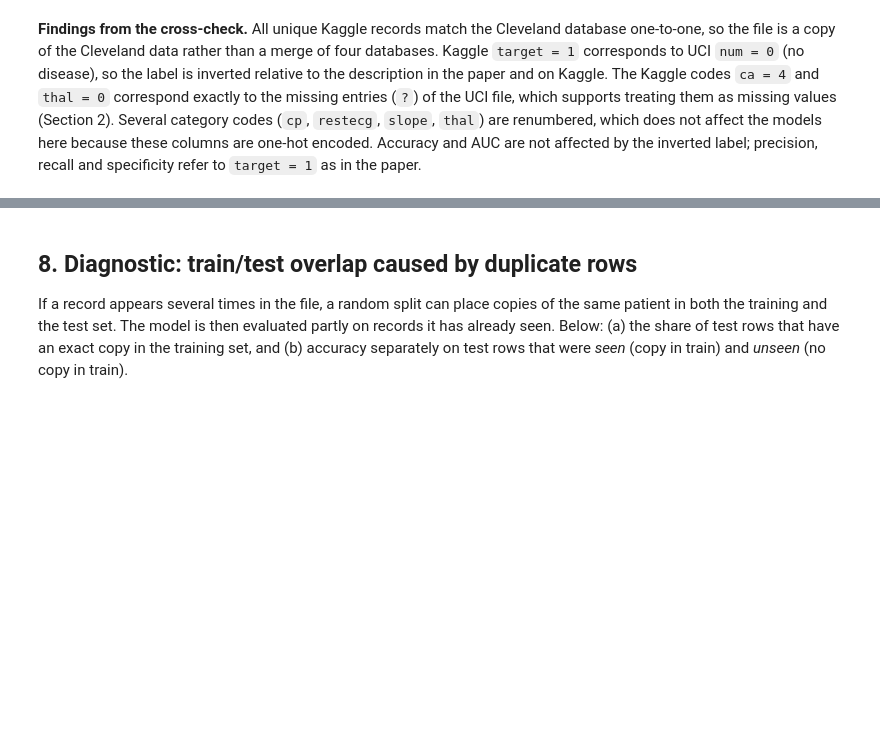
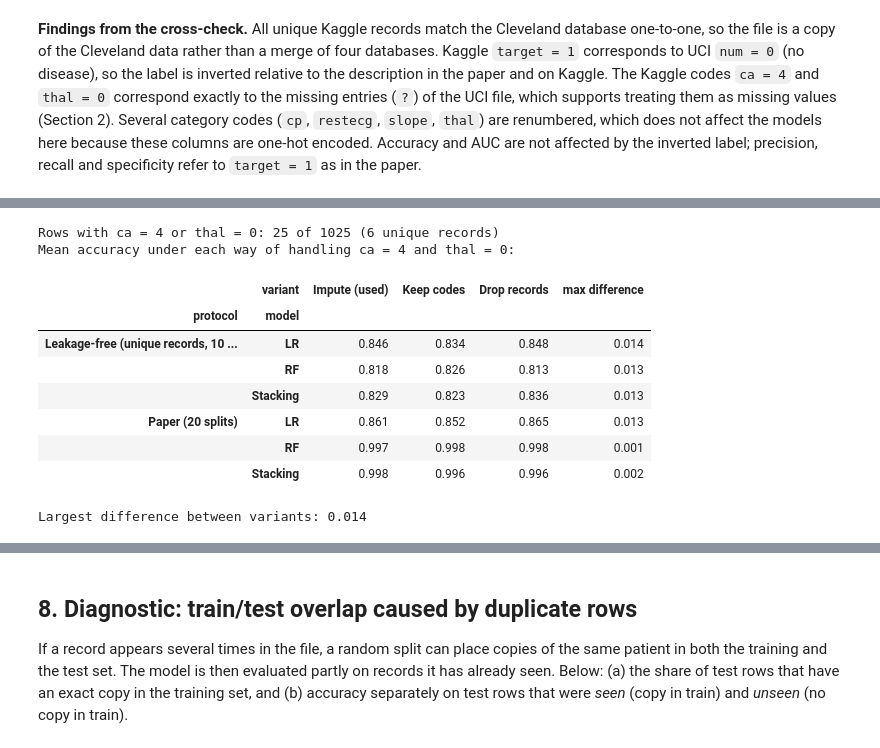
Before and after one commit to vngak-ai/sit307-11.1HD-heart-stacking, a Jupyter notebook: notebooks/part1_reproduction.ipynb, the cells around one changed output, grey strips where cells are left out. Cells and saved outputs as stored; diff of their text form; code cells hidden in the pictures; blank space fills up the shorter version.

```diff
--- a/notebooks/part1_reproduction.ipynb
+++ b/notebooks/part1_reproduction.ipynb
@@ -417,0 +573,72 @@ thal: Kaggle code (rows) vs UCI code (columns)
+# %%
+
+from sklearn.compose import ColumnTransformer
+from sklearn.preprocessing import OneHotEncoder, MinMaxScaler
+from sklearn.model_selection import RepeatedStratifiedKFold
+from heart_utils import NOMINAL, NUMERIC, BINARY, make_stacking
+
+def make_preprocessor_keep_codes(seed=0):
+    return ColumnTransformer([("nominal", OneHotEncoder(handle_unknown="ignore", sparse_output=False), NOMINAL),
+                              ("numeric", MinMaxScaler(), NUMERIC), ("binary", "passthrough", BINARY)],
+                             verbose_feature_names_out=False)
+
+def pipes_for(prep_factory, seed, names):
+    models = make_base_classifiers(seed); models["Stacking"] = make_stacking(seed)
+    return {n: Pipeline([("prep", prep_factory(seed)), ("clf", models[n])]) for n in names}
+
+invalid = (df["ca"] == 4) | (df["thal"] == 0)
+df_drop = df[~invalid]
+print(f"Rows with ca = 4 or thal = 0: {invalid.sum()} of {len(df)} "
+      f"({df[invalid].drop_duplicates().shape[0]} unique records)")
+
+variants = {"Impute (used)": (df, make_preprocessor), "Keep codes": (df, make_preprocessor_keep_codes),
+            "Drop records": (df_drop, make_preprocessor)}
+
+# (a) Paper protocol: 20 random 80/20 splits of all rows
+SENS_MODELS = ["LR", "RF", "Stacking"]
+# "Impute (used)" under the paper protocol is exactly the setting of Section 6, so those results are reused
+sens_rows = [{"protocol": "Paper (20 splits)", "variant": "Impute (used)", **r}
+             for r in multi[multi.model.isin(SENS_MODELS)].drop(columns="seed").to_dict("records")]
+for vname, (data, prep_factory) in variants.items():
+    if vname == "Impute (used)":
+        continue
+    Xv, yv = data[FEATURES], data[TARGET]
+    for s in range(N_SEEDS):
+        Xtr, Xte, ytr, yte = train_test_split(Xv, yv, test_size=0.2, random_state=s)
+        for name, pipe in pipes_for(prep_factory, s, SENS_MODELS).items():
+            _, res, _, _ = fit_and_score(pipe, Xtr, ytr, Xte, yte)
+            sens_rows.append({"protocol": "Paper (20 splits)", "variant": vname, "model": name, **res})
+
+# (b) Leakage-free: unique records, repeated stratified 5-fold CV (2 repeats = 10 folds)
+for vname, (data, prep_factory) in variants.items():
+    u = data.drop_duplicates().reset_index(drop=True)
+    Xu, yu = u[FEATURES], u[TARGET]
+    cv = RepeatedStratifiedKFold(n_splits=5, n_repeats=2, random_state=2024)
+    for f, (tr, te) in enumerate(cv.split(Xu, yu)):
+        for name, pipe in pipes_for(prep_factory, f, SENS_MODELS).items():
+            _, res, _, _ = fit_and_score(pipe, Xu.iloc[tr], yu.iloc[tr], Xu.iloc[te], yu.iloc[te])
+            sens_rows.append({"protocol": "Leakage-free (unique records, 10 CV folds)", "variant": vname, "model": name, **res})
+
+sens = pd.DataFrame(sens_rows)
+sens.to_csv(RES_DIR / "part1_missing_code_sensitivity_raw.csv", index=False)
+sens_sum = sens.pivot_table(index=["protocol", "model"], columns="variant", values="Accuracy", aggfunc="mean")
+sens_sum = sens_sum[list(variants)]
+sens_sum["max difference"] = sens_sum.max(axis=1) - sens_sum.min(axis=1)
+order = {m: i for i, m in enumerate(MODEL_ORDER)}
+sens_sum = sens_sum.sort_index(key=lambda idx: idx.map(lambda v: order.get(v, v)))
+sens_sum.to_csv(RES_DIR / "part1_missing_code_sensitivity_summary.csv")
+print("Mean accuracy under each way of handling ca = 4 and thal = 0:")
+display(sens_sum.round(3))
+print(f"Largest difference between variants: {sens_sum['max difference'].max():.3f}")
+# %% [output]
+Rows with ca = 4 or thal = 0: 25 of 1025 (6 unique records)
+Mean accuracy under each way of handling ca = 4 and thal = 0:
+|  | variant | Impute (used) | Keep codes | Drop records | max difference |
+| protocol | model |  |  |  |  |
+| Leakage-free (unique records, 10 ... | LR | 0.846 | 0.834 | 0.848 | 0.014 |
+|  | RF | 0.818 | 0.826 | 0.813 | 0.013 |
+|  | Stacking | 0.829 | 0.823 | 0.836 | 0.013 |
+| Paper (20 splits) | LR | 0.861 | 0.852 | 0.865 | 0.013 |
+|  | RF | 0.997 | 0.998 | 0.998 | 0.001 |
+|  | Stacking | 0.998 | 0.996 | 0.996 | 0.002 |
+Largest difference between variants: 0.014
```
Also changed, not shown: parts of 9 cells of this notebook, 1 other file.
